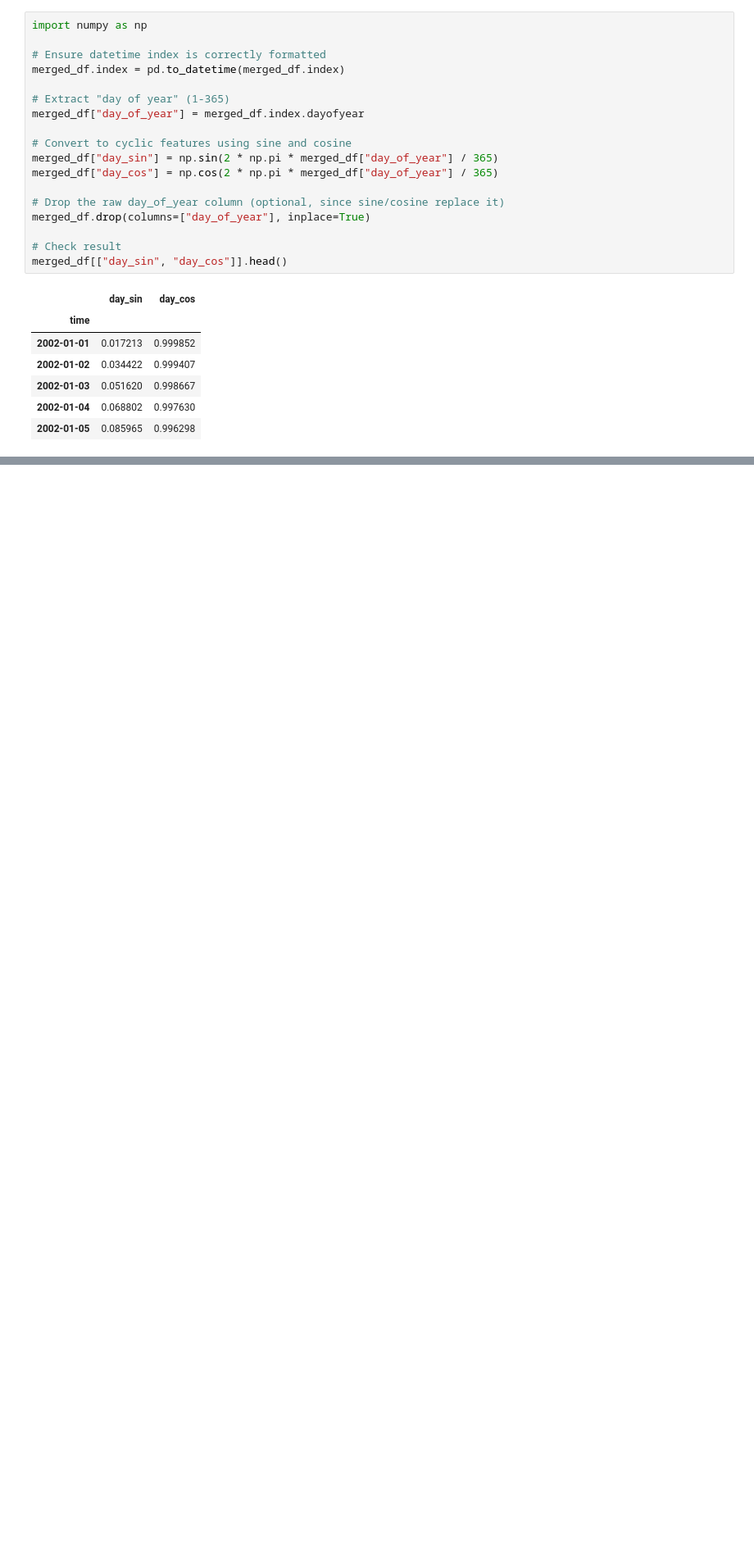
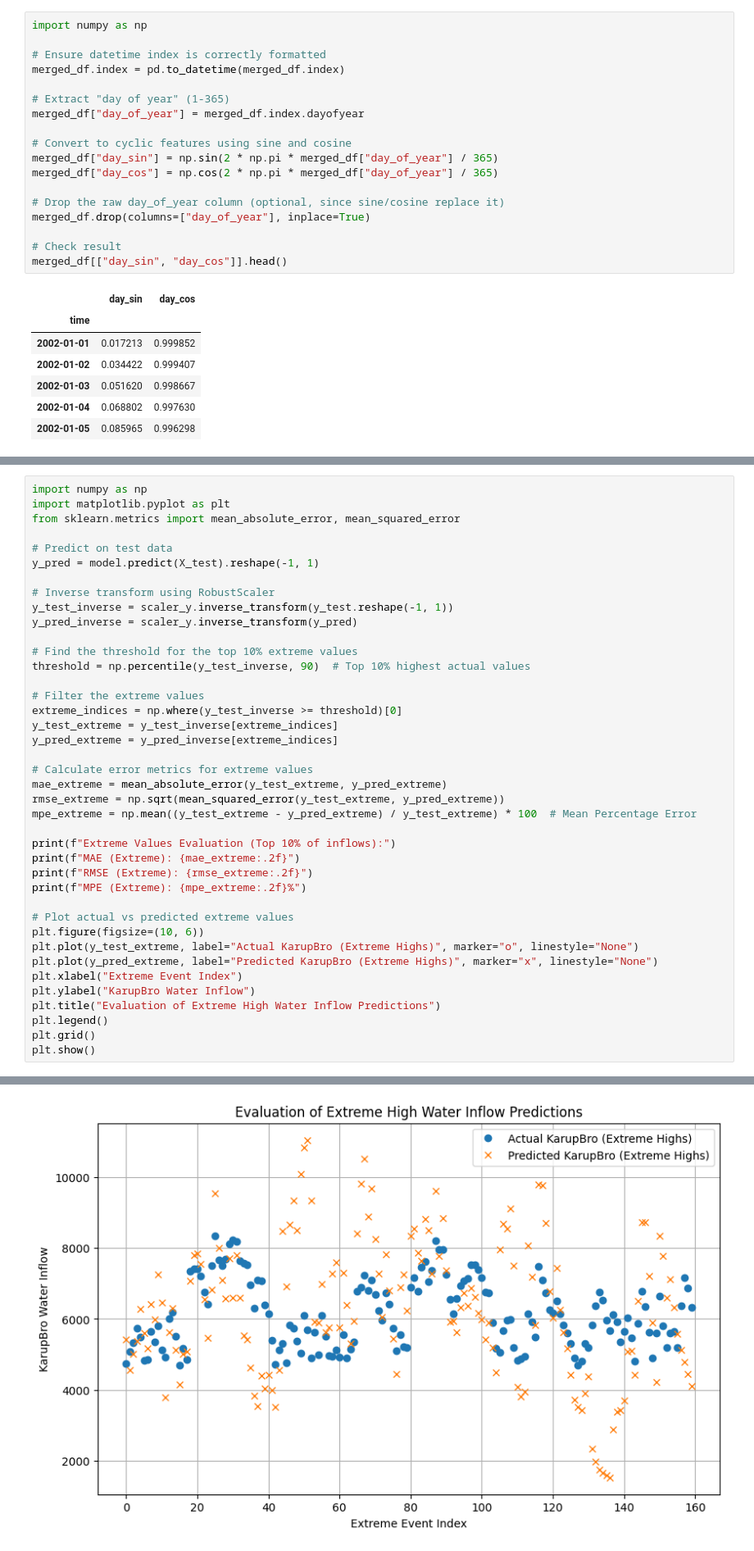
Before and after one commit to nicolaigarder/Forecasting-water-inflow, a Jupyter notebook: LSTM.ipynb, the cells around one changed output, grey strips where cells are left out. Shown at 82% size. Saved outputs shown, nothing was run; the diff lists cells and outputs as text; blank space fills up the shorter version.

```diff
--- a/LSTM.ipynb
+++ b/LSTM.ipynb
@@ -188,0 +217,41 @@ plt.show()
+# %%
+import numpy as np
+import matplotlib.pyplot as plt
+from sklearn.metrics import mean_absolute_error, mean_squared_error
+
+# Predict on test data
+y_pred = model.predict(X_test).reshape(-1, 1)
+
+# Inverse transform using RobustScaler
+y_test_inverse = scaler_y.inverse_transform(y_test.reshape(-1, 1))
+y_pred_inverse = scaler_y.inverse_transform(y_pred)
+
+# Find the threshold for the top 10% extreme values
+threshold = np.percentile(y_test_inverse, 90)  # Top 10% highest actual values
+
+# Filter the extreme values
+extreme_indices = np.where(y_test_inverse >= threshold)[0]
+y_test_extreme = y_test_inverse[extreme_indices]
+y_pred_extreme = y_pred_inverse[extreme_indices]
+
+# Calculate error metrics for extreme values
+mae_extreme = mean_absolute_error(y_test_extreme, y_pred_extreme)
+rmse_extreme = np.sqrt(mean_squared_error(y_test_extreme, y_pred_extreme))
+mpe_extreme = np.mean((y_test_extreme - y_pred_extreme) / y_test_extreme) * 100  # Mean Percentage Error
+
+print(f"Extreme Values Evaluation (Top 10% of inflows):")
+print(f"MAE (Extreme): {mae_extreme:.2f}")
+print(f"RMSE (Extreme): {rmse_extreme:.2f}")
+print(f"MPE (Extreme): {mpe_extreme:.2f}%")
+
+# Plot actual vs predicted extreme values
+plt.figure(figsize=(10, 6))
+plt.plot(y_test_extreme, label="Actual KarupBro (Extreme Highs)", marker="o", linestyle="None")
+plt.plot(y_pred_extreme, label="Predicted KarupBro (Extreme Highs)", marker="x", linestyle="None")
+plt.xlabel("Extreme Event Index")
+plt.ylabel("KarupBro Water Inflow")
+plt.title("Evaluation of Extreme High Water Inflow Predictions")
+plt.legend()
+plt.grid()
+plt.show()
+# %% [output]
@@ -188,0 +263 @@ plt.show()
+[figure, added]
```
Also changed, not shown: parts of 3 cells of this notebook, 2 other files.
